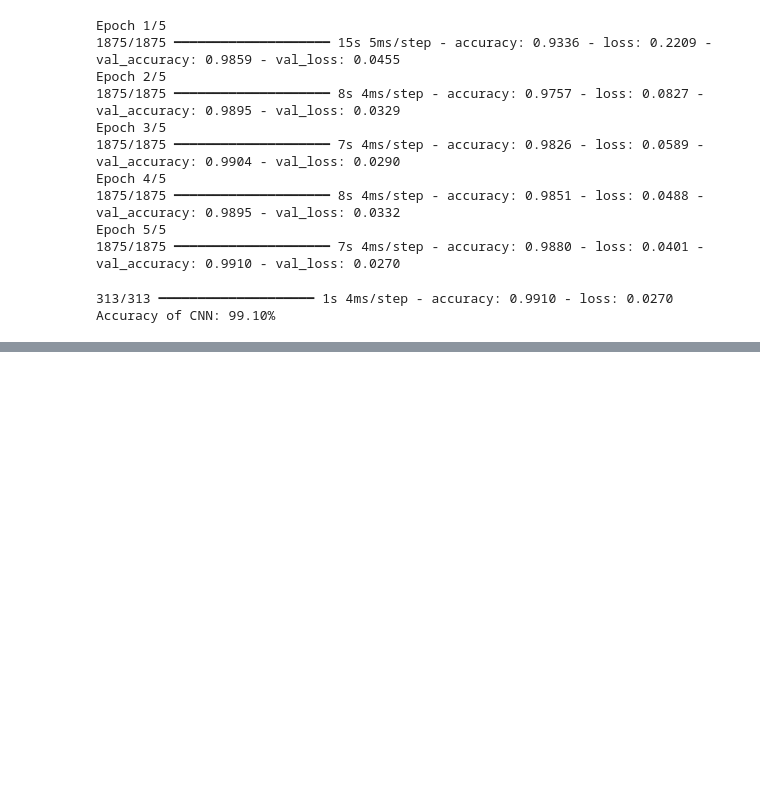
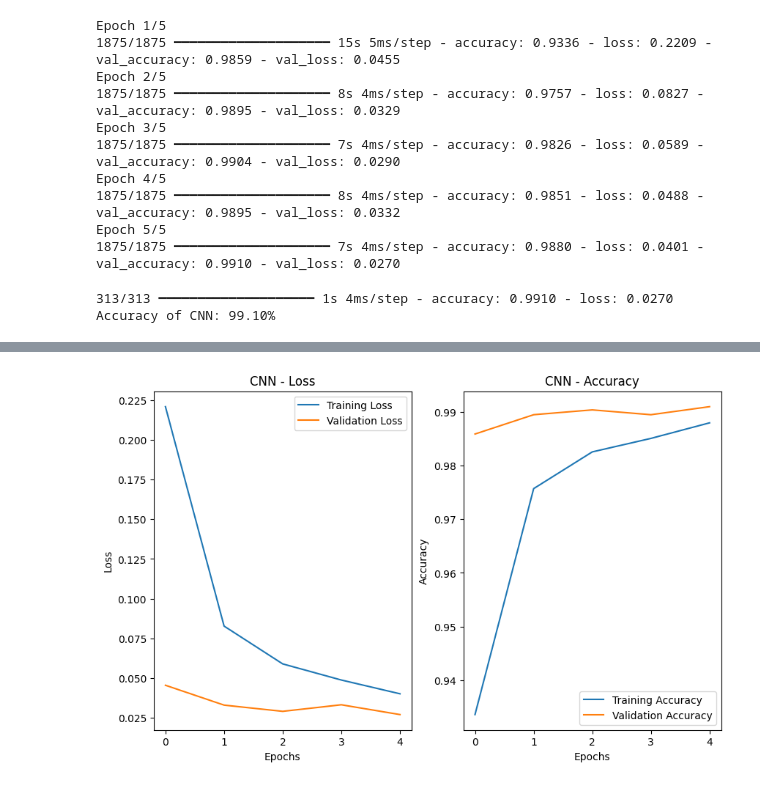
Before and after one commit to Sathvara-Amitkumar/CNN_DL, a Jupyter notebook: MNIST_image_classification.ipynb, the cells around one changed output, grey strips where cells are left out. Cells and saved outputs as stored; diff of their text form; code cells hidden in the pictures; blank space fills up the shorter version.

```diff
--- a/MNIST_image_classification.ipynb
+++ b/MNIST_image_classification.ipynb
@@ -260,0 +290,4 @@ Accuracy of CNN: 99.10%
+# %%
+training_plot(history_cnn, "CNN")
+# %% [output]
+[figure, added]
```
Also changed, not shown: parts of 6 cells of this notebook.
